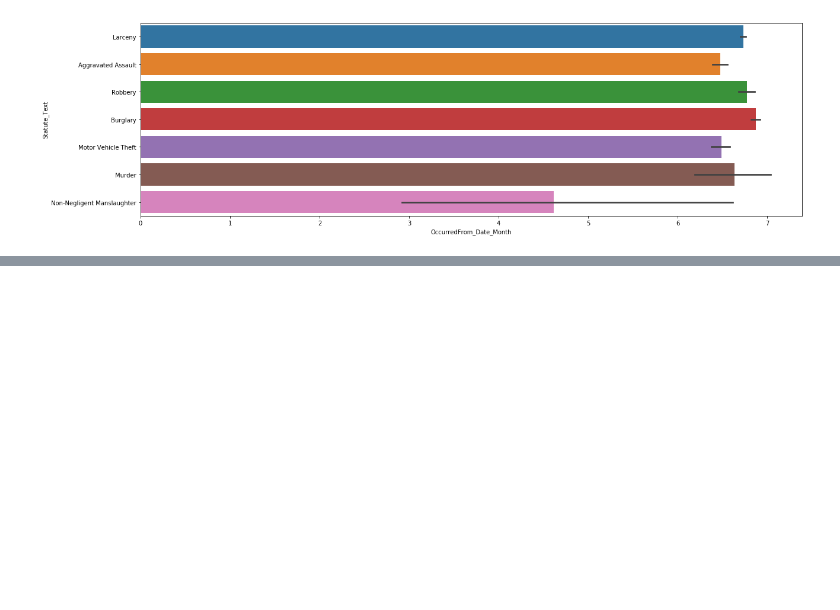
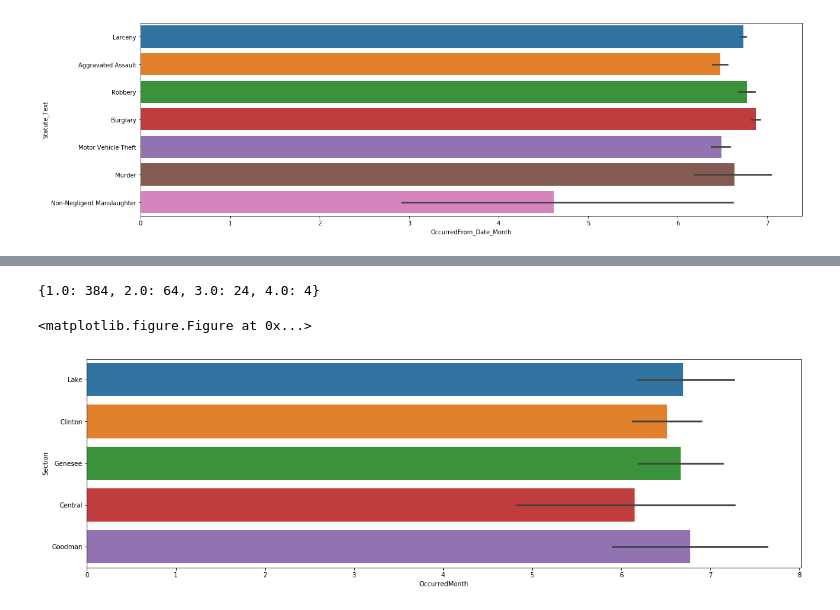
Before and after one commit to Techie9/RPDData, a Jupyter notebook: PoliceDataSet.ipynb, the cells around one changed output, grey strips where cells are left out. Cells and saved outputs as stored; diff of their text form; code cells hidden in the pictures; blank space fills up the shorter version.

```diff
--- a/PoliceDataSet.ipynb
+++ b/PoliceDataSet.ipynb
@@ -334,2 +356,9 @@ plt.show()
 # %% [output]
 [figure]
+# %%
+import pandas as pd
+df_Personnel= pd.read_csv("/Users/pallavi/PycharmProjects/BDAProject/RPD_Police_Personnel.csv") #Reading the dataset in a dataframe using Pandas
+
+df_Shooting_Victims=pd.read_csv("/Users/pallavi/PycharmProjects/BDAProject/Rochester_Shooting_Victims.csv")
+
+df_homicides=pd.read_csv("/Users/pallavi/PycharmProjects/BDAProject/RochesterNY_Homicides.csv")
@@ -335,0 +622,35 @@ plt.show()
+# %%
+from math import isnan
+frequncy={}
+count=0
+for index, row in df_homicides.iterrows():
+           value = row['ArresteeCount']
+           if value in frequncy:
+               frequncy[value]=frequncy.get(value)+1
+           else :
+               frequncy[value]=count+1
+
+# dict comprehension
+clean_dict = {k: frequncy[k] for k in frequncy if not isnan(k)}
+print(clean_dict)
+# %% [output]
+{1.0: 384, 2.0: 64, 3.0: 24, 4.0: 4}
+# %%
+x_data=df_homicides['OccurredMonth']
+y_data=df_homicides['Section']
+# title='OccurredMonth vs Section'
+# _, ax = plt.subplots()
+# ax.scatter(x_data, y_data, s = 10, color = 'blue', alpha = 0.75)
+# ax.set_title(title)
+# ax.set_xlabel('OccurredMonth')
+# ax.set_ylabel('Section')
+# plt.show()
+
+plt.figure(figsize = (20, 6))
+ax = sns.barplot(x=x_data, y=y_data, data=df_homicides)
+plt.setp(ax.artists, alpha=.5, linewidth=2, edgecolor="k")
+plt.show()
+plt.savefig('SectionvsOccurredFrom_Date_Month.png')
+# %% [output]
+<matplotlib.figure.Figure at 0x...>
+[figure, added]
```
Also changed, not shown: parts of 43 cells of this notebook.
